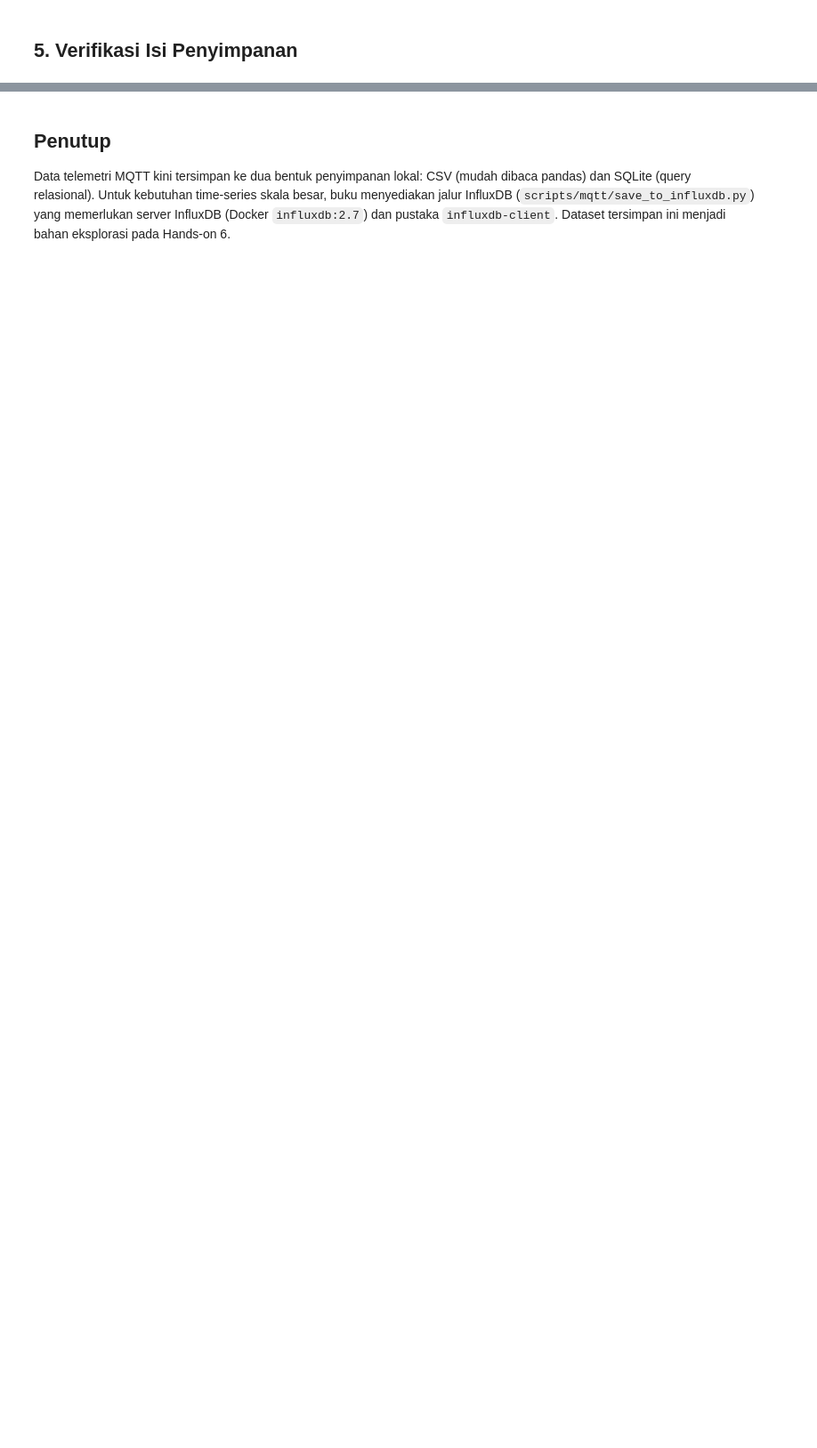
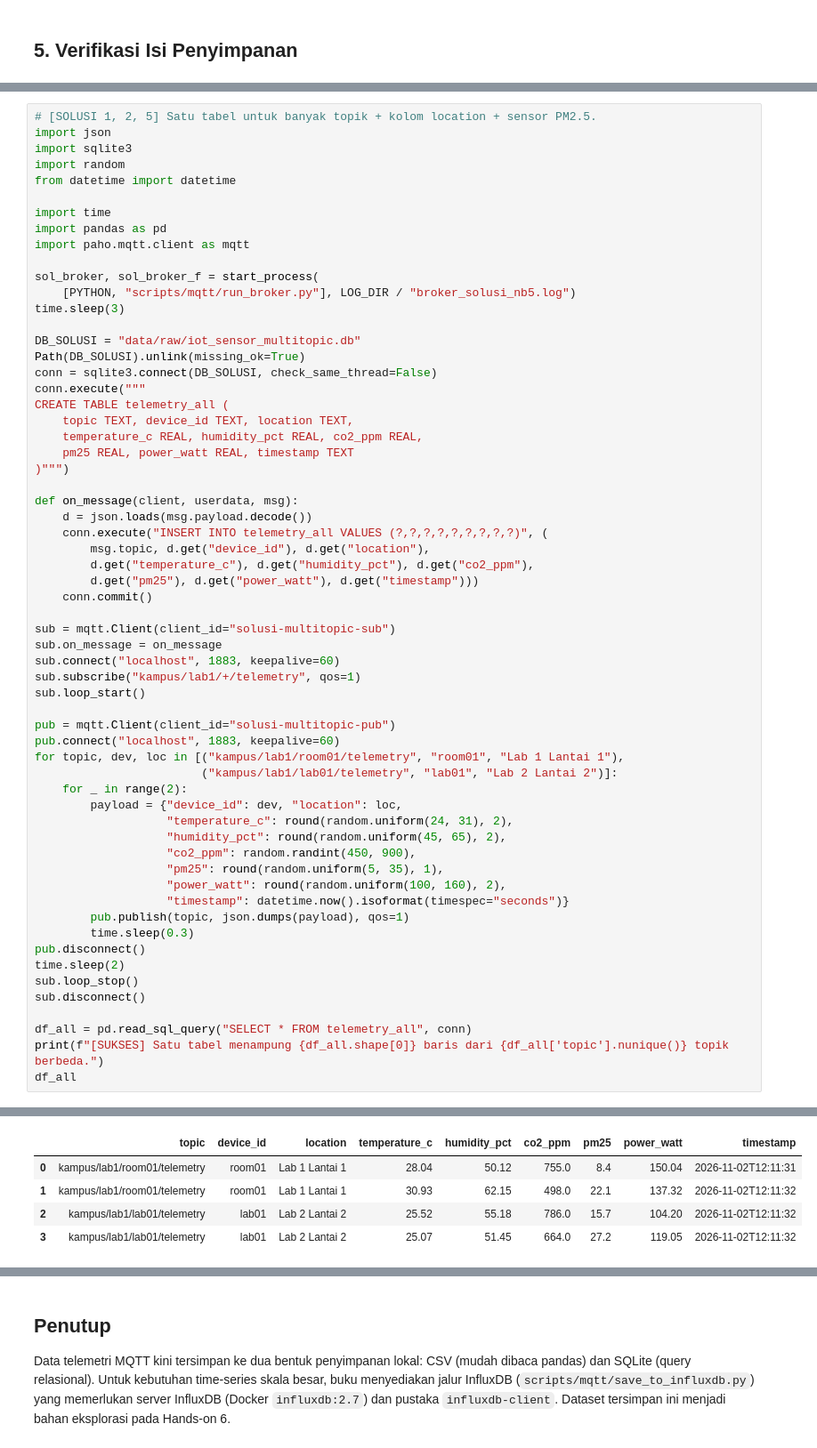
Before and after one commit to sulhanfuadi/iot-ml-book, a Jupyter notebook: notebooks/04_simpan_data_storage.ipynb, the cells around one changed output, grey strips where cells are left out. Shown at 89% size. Saved outputs shown, nothing was run; the diff lists cells and outputs as text; blank space fills up the shorter version.

```diff
--- a/notebooks/04_simpan_data_storage.ipynb
+++ b/notebooks/04_simpan_data_storage.ipynb
@@ -187,0 +596,62 @@ conn.close()
+# %%
+# [SOLUSI 1, 2, 5] Satu tabel untuk banyak topik + kolom location + sensor PM2.5.
+import json
+import sqlite3
+import random
+from datetime import datetime
+
+import time
+import pandas as pd
+import paho.mqtt.client as mqtt
+
+sol_broker, sol_broker_f = start_process(
+    [PYTHON, "scripts/mqtt/run_broker.py"], LOG_DIR / "broker_solusi_nb5.log")
+time.sleep(3)
+
+DB_SOLUSI = "data/raw/iot_sensor_multitopic.db"
+Path(DB_SOLUSI).unlink(missing_ok=True)
+conn = sqlite3.connect(DB_SOLUSI, check_same_thread=False)
+conn.execute("""
+CREATE TABLE telemetry_all (
+    topic TEXT, device_id TEXT, location TEXT,
+    temperature_c REAL, humidity_pct REAL, co2_ppm REAL,
+    pm25 REAL, power_watt REAL, timestamp TEXT
+)""")
+
+def on_message(client, userdata, msg):
+    d = json.loads(msg.payload.decode())
+    conn.execute("INSERT INTO telemetry_all VALUES (?,?,?,?,?,?,?,?,?)", (
+        msg.topic, d.get("device_id"), d.get("location"),
+        d.get("temperature_c"), d.get("humidity_pct"), d.get("co2_ppm"),
+        d.get("pm25"), d.get("power_watt"), d.get("timestamp")))
+    conn.commit()
+
+sub = mqtt.Client(client_id="solusi-multitopic-sub")
+sub.on_message = on_message
+sub.connect("localhost", 1883, keepalive=60)
+sub.subscribe("kampus/lab1/+/telemetry", qos=1)
+sub.loop_start()
+
+pub = mqtt.Client(client_id="solusi-multitopic-pub")
+pub.connect("localhost", 1883, keepalive=60)
+for topic, dev, loc in [("kampus/lab1/room01/telemetry", "room01", "Lab 1 Lantai 1"),
+                        ("kampus/lab1/lab01/telemetry", "lab01", "Lab 2 Lantai 2")]:
+    for _ in range(2):
+        payload = {"device_id": dev, "location": loc,
+                   "temperature_c": round(random.uniform(24, 31), 2),
+                   "humidity_pct": round(random.uniform(45, 65), 2),
+                   "co2_ppm": random.randint(450, 900),
+                   "pm25": round(random.uniform(5, 35), 1),
+                   "power_watt": round(random.uniform(100, 160), 2),
+                   "timestamp": datetime.now().isoformat(timespec="seconds")}
+        pub.publish(topic, json.dumps(payload), qos=1)
+        time.sleep(0.3)
+pub.disconnect()
+time.sleep(2)
+sub.loop_stop()
+sub.disconnect()
+
+df_all = pd.read_sql_query("SELECT * FROM telemetry_all", conn)
+print(f"[SUKSES] Satu tabel menampung {df_all.shape[0]} baris dari {df_all['topic'].nunique()} topik berbeda.")
+df_all
+# %% [output]
@@ -187,0 +659,5 @@ conn.close()
+|  | topic | device_id | location | temperature_c | humidity_pct | co2_ppm | pm25 | power_watt | timestamp |
+| 0 | kampus/lab1/room01/telemetry | room01 | Lab 1 Lantai 1 | 28.04 | 50.12 | 755.0 | 8.4 | 150.04 | 2026-11-02T12:11:31 |
+| 1 | kampus/lab1/room01/telemetry | room01 | Lab 1 Lantai 1 | 30.93 | 62.15 | 498.0 | 22.1 | 137.32 | 2026-11-02T12:11:32 |
+| 2 | kampus/lab1/lab01/telemetry | lab01 | Lab 2 Lantai 2 | 25.52 | 55.18 | 786.0 | 15.7 | 104.20 | 2026-11-02T12:11:32 |
+| 3 | kampus/lab1/lab01/telemetry | lab01 | Lab 2 Lantai 2 | 25.07 | 51.45 | 664.0 | 27.2 | 119.05 | 2026-11-02T12:11:32 |
```
Also changed, not shown: parts of 18 cells of this notebook, 43 other files.
